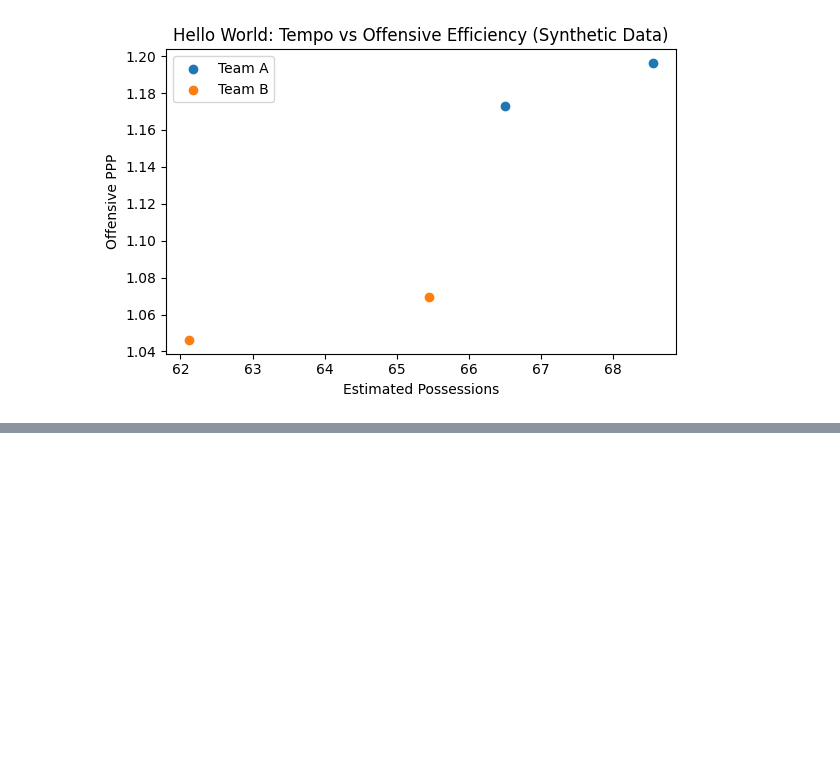
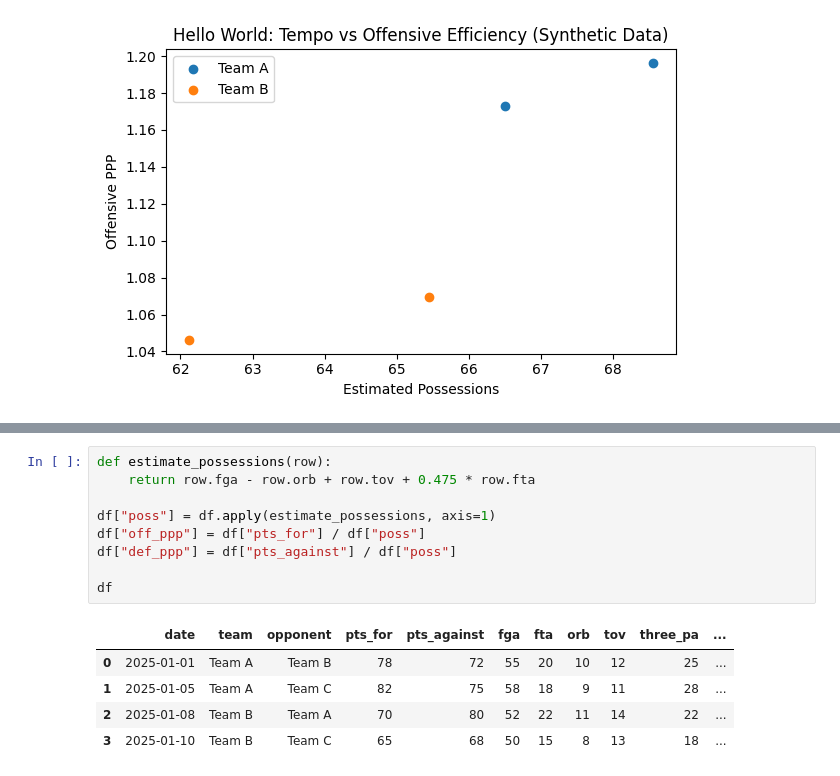
Before and after one commit to skonkalmatt/cbb-matchup-analyzer, a Jupyter notebook: notebooks/cbb_matchup_hello_world.ipynb, the cells around one changed output, grey strips where cells are left out. Drawn from its saved outputs; the diff is of its cells as text; blank space fills up the shorter version.

```diff
--- a/notebooks/cbb_matchup_hello_world.ipynb
+++ b/notebooks/cbb_matchup_hello_world.ipynb
@@ -113,0 +126,15 @@ plt.show()
+# %%
+def estimate_possessions(row):
+    return row.fga - row.orb + row.tov + 0.475 * row.fta
+
+df["poss"] = df.apply(estimate_possessions, axis=1)
+df["off_ppp"] = df["pts_for"] / df["poss"]
+df["def_ppp"] = df["pts_against"] / df["poss"]
+
+df
+# %% [output]
+|  | date | team | opponent | pts_for | pts_against | fga | fta | orb | tov | three_pa | ... |
+| 0 | 2025-01-01 | Team A | Team B | 78 | 72 | 55 | 20 | 10 | 12 | 25 | ... |
+| 1 | 2025-01-05 | Team A | Team C | 82 | 75 | 58 | 18 | 9 | 11 | 28 | ... |
+| 2 | 2025-01-08 | Team B | Team A | 70 | 80 | 52 | 22 | 11 | 14 | 22 | ... |
+| 3 | 2025-01-10 | Team B | Team C | 65 | 68 | 50 | 15 | 8 | 13 | 18 | ... |
```
Also changed, not shown: parts of 5 cells of this notebook, 1 other file.
